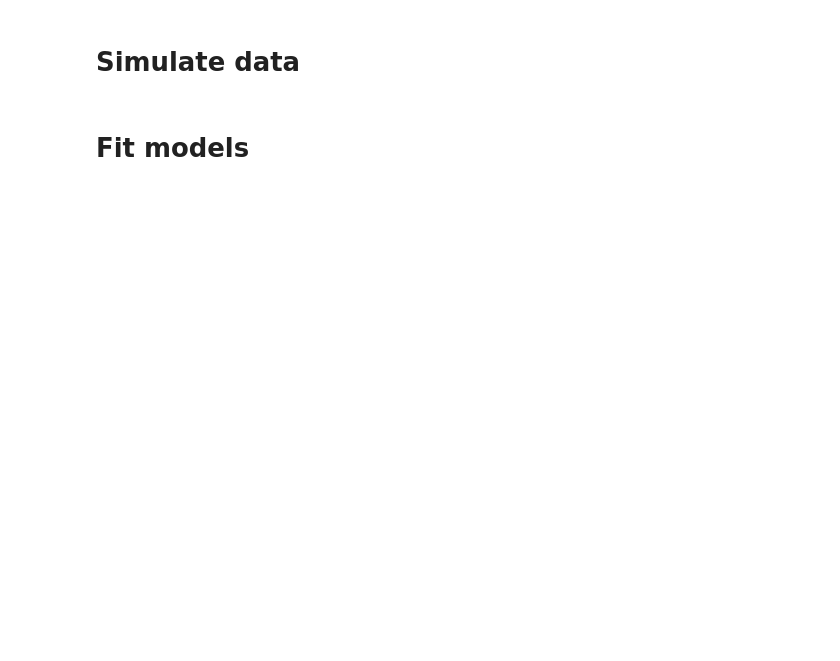
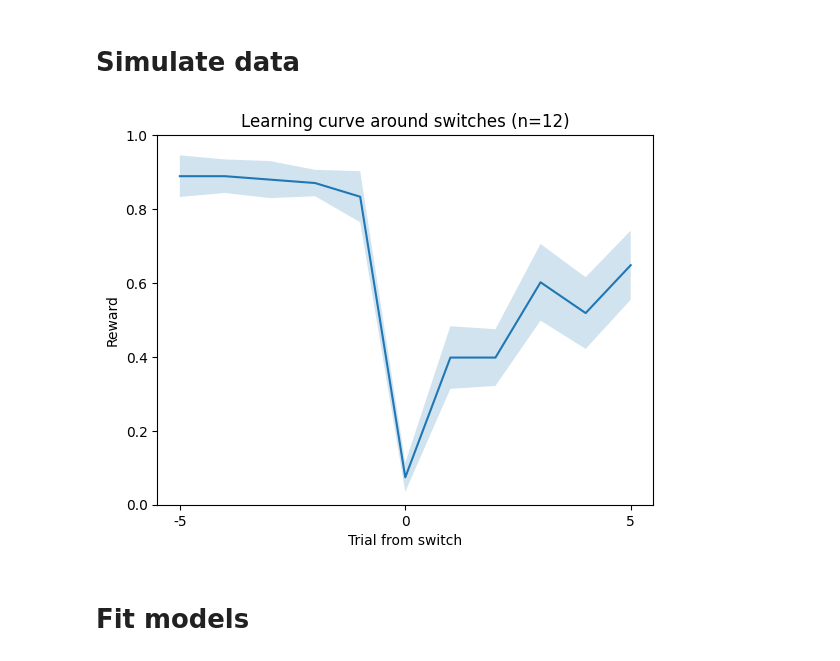
Before and after one commit to jl3676/parallel-cog-modeling, a Jupyter notebook: fit_models.ipynb, the cells around one changed output. Drawn from its saved outputs; the diff is of its cells as text; code cells hidden in the pictures; blank space fills up the shorter version.

Commit message:
plotting and helpers

```diff
--- a/fit_models.ipynb
+++ b/fit_models.ipynb
@@ -10,26 +12,31 @@ import src.modeling as modeling
 # %%
 # Define the task environment
 env_name = 'ProbabilisticReversalEnvironment'
 states = [0]
 actions = [0, 1]
 n_trials_per_episode = 50
 n_episodes = 10
-p_reward_correct = 0.8
-p_reward_incorrect = 0.2
+p_reward_correct = 1
+p_reward_incorrect = 0
 env_class = getattr(modeling, env_name)
 env = env_class(states, actions, n_trials_per_episode, n_episodes, p_reward_correct, p_reward_incorrect)
 
 # Define the generative model
 model_name = 'StickyRLModel'
 param_names = ['alpha', 'beta', 'stickiness']
 param_bounds = [[1e-6, 1], [1e-6, 10], [-1, 1]]
 model_class = getattr(modeling, model_name)
 agent = model_class(env, param_names, param_bounds)
 
 # Simulate data
-n_participants = 10
+n_participants = 12
 n_iters = 1
 data = agent.simulate(n_participants, n_iters)
+
+# Plot behavior
+plotting.plot_switch_learning_curve(data)
+# %% [output]
+[figure, added]
 # %% [markdown]
 # Fit models
 # %%
```
Also changed, not shown: parts of 4 cells of this notebook, 5 other files.
